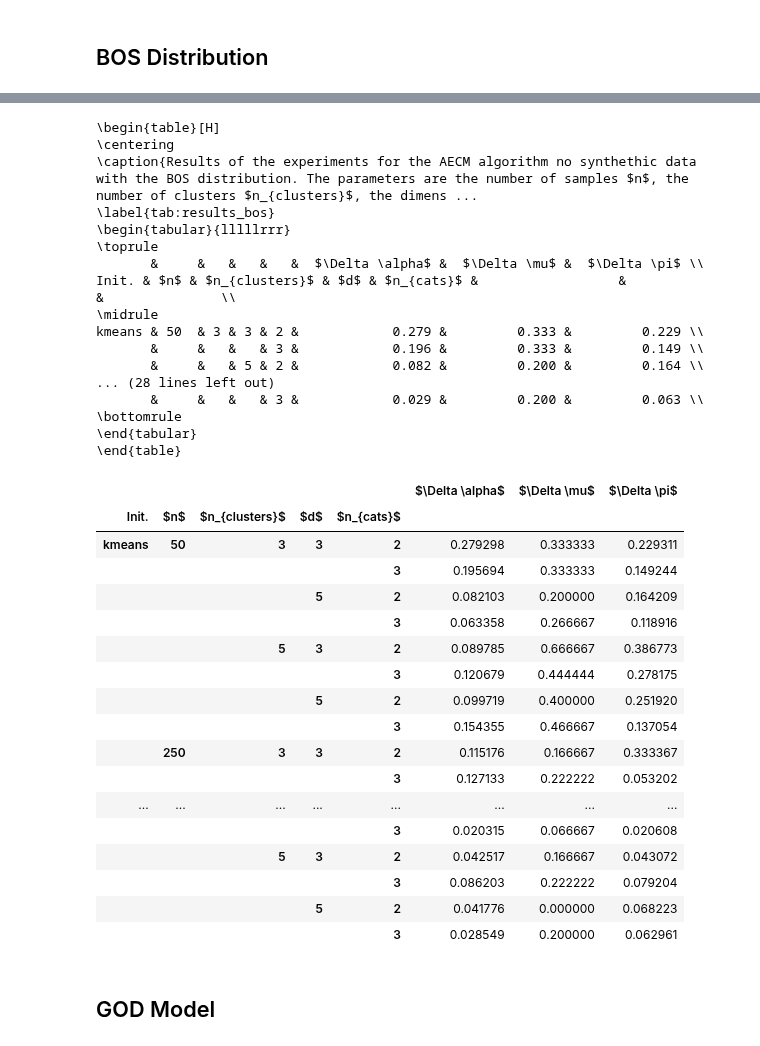
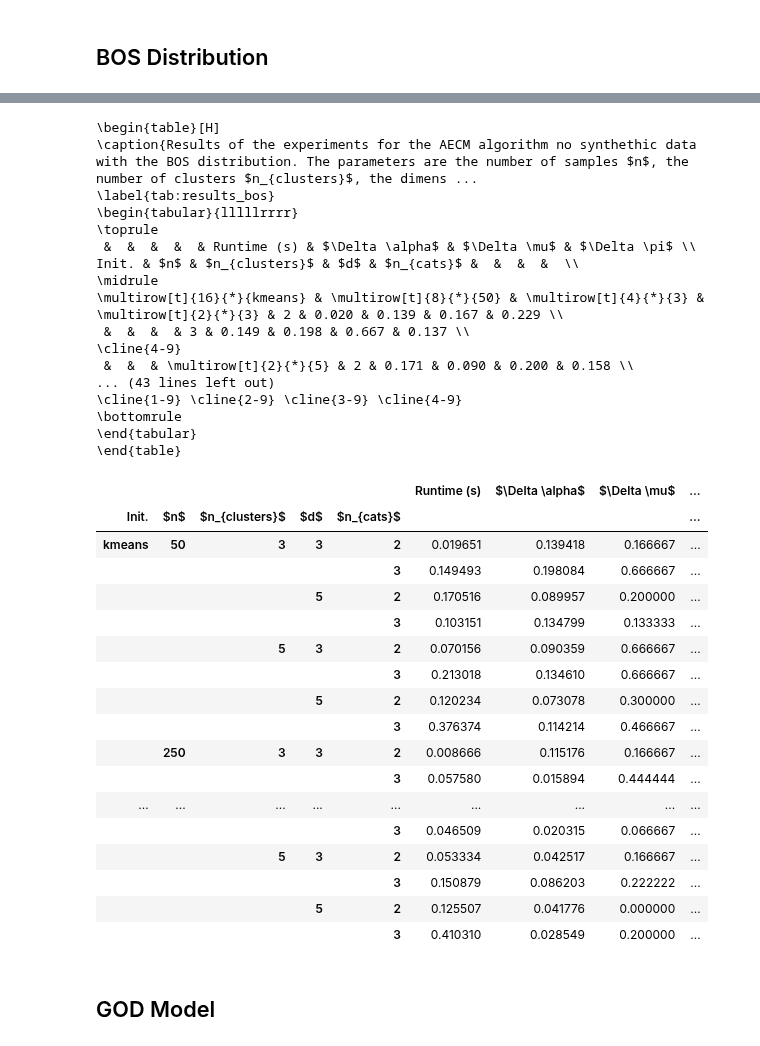
Before and after one commit to Thomick/Ordinal-data-clustering, a Jupyter notebook: notebooks/estimation.ipynb, the cells around one changed output, grey strips where cells are left out. Saved outputs shown, nothing was run; the diff lists cells and outputs as text; code cells hidden in the pictures.

```diff
--- a/notebooks/estimation.ipynb
+++ b/notebooks/estimation.ipynb
@@ -321,10 +324,11 @@ Estimated pi: [0.52400549 0.33470508 0.81344307]
 # %%
-# Experiments:
+import time
 from collections import defaultdict
 from src.utils import optimal_transport_matching
 
 ns = [250, 50]
 n_iter = 10
+eps = 1e-1
 
 n_clusters = [3, 5]
 d = [3, 5]
@@ -350,11 +354,13 @@ for n in ns:
                     true_alpha = np.random.random(nc)
                     true_alpha = true_alpha / np.sum(true_alpha)
 
-                    data = generate_data(n, dim, m, nc, true_alpha, true_mu, true_pi, 0)
+                    data = generate_data(n, dim, m, nc, true_alpha, true_mu, true_pi, seed=0)
 
-                    clustering = OrdinalClustering(nc, model="bos", init=init, n_iter=n_iter, eps=eps)
+                    start_time = time.time()
+                    clustering = OrdinalClustering(nc, model="bos", init=init, n_iter=n_iter, eps=eps, seed=0)
 
                     alpha_hat, mu_hat, pi_hat, ll_list = clustering.fit(data[0], m)
+                    run_time = time.time() - start_time
 
                     labels = clustering.labels_
                     ot_matching = optimal_transport_matching(labels, data[1], nc)
@@ -376,6 +382,7 @@ for n in ns:
                     scores["pi"].append(pi_hat)
                     scores["mu"].append(mu_hat)
                     scores["alpha"].append(alpha_hat)
+                    scores["run_time"].append(run_time)
                     scores["delta_alpha"].append(delta_alpha)
                     scores["delta_mu"].append(delta_mu)
                     scores["delta_pi"].append(delta_pi)
@@ -499,17 +507,21 @@ for n in ns:
                     true_alpha = np.random.random(nc)
                     true_alpha = true_alpha / np.sum(true_alpha)
 
-                    data = generate_data(n, dim, m, nc, true_alpha, true_mu, true_pi, 0)
+                    data = generate_data(n, dim, m, nc, true_alpha, true_mu, true_pi, seed=0)
 
+                    start_time = time.time()
                     # clustering = OrdinalClustering(nc, model="bos", init=init, n_iter=n_iter, eps=eps)
                     clustering = AECM_BOS(nb_clusters=nc,
                                           nb_features=dim,
                                           ms=m,
                                           data=data[0],
-                                          verbose=False)
+                                          verbose=False,
+                                          seed=0
+                                          )
 
                     # alpha_hat, mu_hat, pi_hat, ll_list = clustering.fit(data[0], m)
                     ll_list = clustering.fit(epsilon_aecm=eps, max_iter_aecm=n_iter, initialization=init)
+                    run_time = time.time() - start_time
                     alpha_hat = clustering.alphas
                     mu_hat = clustering.mus
                     pi_hat = clustering.pis
@@ -534,6 +546,7 @@ for n in ns:
                     scores["pi"].append(pi_hat)
                     scores["mu"].append(mu_hat)
                     scores["alpha"].append(alpha_hat)
+                    scores["run_time"].append(run_time)
                     scores["delta_alpha"].append(delta_alpha)
                     scores["delta_mu"].append(delta_mu)
                     scores["delta_pi"].append(delta_pi)
@@ -567,60 +580,61 @@ scores_short = scores.drop(["pi", "mu", "alpha", "ll"], axis=1)
 scores_short.columns = [
     "Init.",
     "$n$",
     "$n_{clusters}$",
     "$d$",
     "$n_{cats}$",
+    "Runtime (s)",
     rf"$\Delta \alpha$",
     rf"$\Delta \mu$",
     rf"$\Delta \pi$",
 ]
 scores_short = scores_short.groupby(["Init.", "$n$", "$n_{clusters}$", "$d$", "$n_{cats}$"]).mean()
 # scores_short = scores_short.transpose()
 
 caption = "Results of the experiments for the AECM algorithm no synthethic data with the BOS distribution. The parameters are the number of samples $n$, the number of clusters $n_{clusters}$, the dimension $d$ and the number of categories $n_{cats}$. The deltas are the average of the $L_1$ distances between the true and estimated parameters after applying optimal transport to find the correct clusters."
 
 print(scores_short.to_latex(caption=caption, float_format="%.3f",
                             label="tab:results_bos", escape=False,
                             position="H",
                             multicolumn_format="c",
                             ))
 scores_short
 # %% [output]
 \begin{table}[H]
-\centering
 \caption{Results of the experiments for the AECM algorithm no synthethic data with the BOS distribution. The parameters are the number of samples $n$, the number of clusters $n_{clusters}$, the dimens ...
 \label{tab:results_bos}
-\begin{tabular}{lllllrrr}
+\begin{tabular}{lllllrrrr}
 \toprule
-       &     &   &   &   &  $\Delta \alpha$ &  $\Delta \mu$ &  $\Delta \pi$ \\
-Init. & $n$ & $n_{clusters}$ & $d$ & $n_{cats}$ &                  &               &               \\
+ &  &  &  &  & Runtime (s) & $\Delta \alpha$ & $\Delta \mu$ & $\Delta \pi$ \\
+Init. & $n$ & $n_{clusters}$ & $d$ & $n_{cats}$ &  &  &  &  \\
 \midrule
-kmeans & 50  & 3 & 3 & 2 &            0.279 &         0.333 &         0.229 \\
-       &     &   &   & 3 &            0.196 &         0.333 &         0.149 \\
-       &     &   & 5 & 2 &            0.082 &         0.200 &         0.164 \\
-... (28 lines left out)
-       &     &   &   & 3 &            0.029 &         0.200 &         0.063 \\
+\multirow[t]{16}{*}{kmeans} & \multirow[t]{8}{*}{50} & \multirow[t]{4}{*}{3} & \multirow[t]{2}{*}{3} & 2 & 0.020 & 0.139 & 0.167 & 0.229 \\
+ &  &  &  & 3 & 0.149 & 0.198 & 0.667 & 0.137 \\
+\cline{4-9}
+ &  &  & \multirow[t]{2}{*}{5} & 2 & 0.171 & 0.090 & 0.200 & 0.158 \\
+... (43 lines left out)
+\cline{1-9} \cline{2-9} \cline{3-9} \cline{4-9}
 \bottomrule
 \end{tabular}
 \end{table}
-|  |  |  |  |  | $\Delta \alpha$ | $\Delta \mu$ | $\Delta \pi$ |
-| Init. | $n$ | $n_{clusters}$ | $d$ | $n_{cats}$ |  |  |  |
-| kmeans | 50 | 3 | 3 | 2 | 0.279298 | 0.333333 | 0.229311 |
-|  |  |  |  | 3 | 0.195694 | 0.333333 | 0.149244 |
-|  |  |  | 5 | 2 | 0.082103 | 0.200000 | 0.164209 |
-|  |  |  |  | 3 | 0.063358 | 0.266667 | 0.118916 |
-|  |  | 5 | 3 | 2 | 0.089785 | 0.666667 | 0.386773 |
-|  |  |  |  | 3 | 0.120679 | 0.444444 | 0.278175 |
-|  |  |  | 5 | 2 | 0.099719 | 0.400000 | 0.251920 |
-|  |  |  |  | 3 | 0.154355 | 0.466667 | 0.137054 |
-|  | 250 | 3 | 3 | 2 | 0.115176 | 0.166667 | 0.333367 |
-|  |  |  |  | 3 | 0.127133 | 0.222222 | 0.053202 |
-| ... | ... | ... | ... | ... | ... | ... | ... |
-|  |  |  |  | 3 | 0.020315 | 0.066667 | 0.020608 |
-|  |  | 5 | 3 | 2 | 0.042517 | 0.166667 | 0.043072 |
-|  |  |  |  | 3 | 0.086203 | 0.222222 | 0.079204 |
-|  |  |  | 5 | 2 | 0.041776 | 0.000000 | 0.068223 |
-|  |  |  |  | 3 | 0.028549 | 0.200000 | 0.062961 |
+|  |  |  |  |  | Runtime (s) | $\Delta \alpha$ | $\Delta \mu$ | ... |
+| Init. | $n$ | $n_{clusters}$ | $d$ | $n_{cats}$ |  |  |  | ... |
+| kmeans | 50 | 3 | 3 | 2 | 0.019651 | 0.139418 | 0.166667 | ... |
+|  |  |  |  | 3 | 0.149493 | 0.198084 | 0.666667 | ... |
+|  |  |  | 5 | 2 | 0.170516 | 0.089957 | 0.200000 | ... |
+|  |  |  |  | 3 | 0.103151 | 0.134799 | 0.133333 | ... |
+|  |  | 5 | 3 | 2 | 0.070156 | 0.090359 | 0.666667 | ... |
+|  |  |  |  | 3 | 0.213018 | 0.134610 | 0.666667 | ... |
+|  |  |  | 5 | 2 | 0.120234 | 0.073078 | 0.300000 | ... |
+|  |  |  |  | 3 | 0.376374 | 0.114214 | 0.466667 | ... |
+|  | 250 | 3 | 3 | 2 | 0.008666 | 0.115176 | 0.166667 | ... |
+|  |  |  |  | 3 | 0.057580 | 0.015894 | 0.444444 | ... |
+| ... | ... | ... | ... | ... | ... | ... | ... | ... |
+|  |  |  |  | 3 | 0.046509 | 0.020315 | 0.066667 | ... |
+|  |  | 5 | 3 | 2 | 0.053334 | 0.042517 | 0.166667 | ... |
+|  |  |  |  | 3 | 0.150879 | 0.086203 | 0.222222 | ... |
+|  |  |  | 5 | 2 | 0.125507 | 0.041776 | 0.000000 | ... |
+|  |  |  |  | 3 | 0.410310 | 0.028549 | 0.200000 | ... |
 # %% [markdown]
 ## GOD Model
 # %%
```
Also changed, not shown: parts of 21 cells of this notebook.
